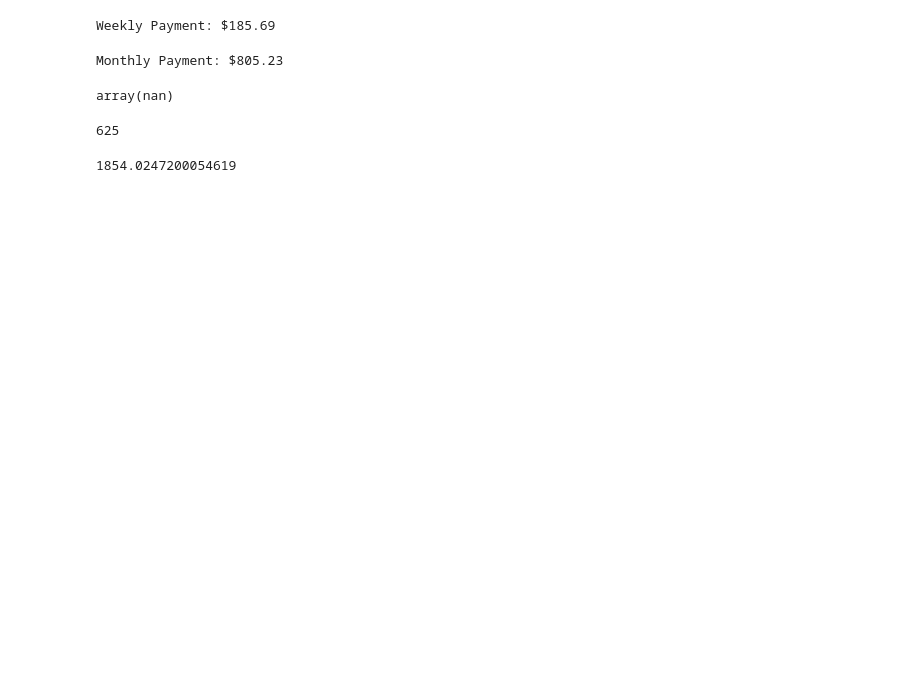
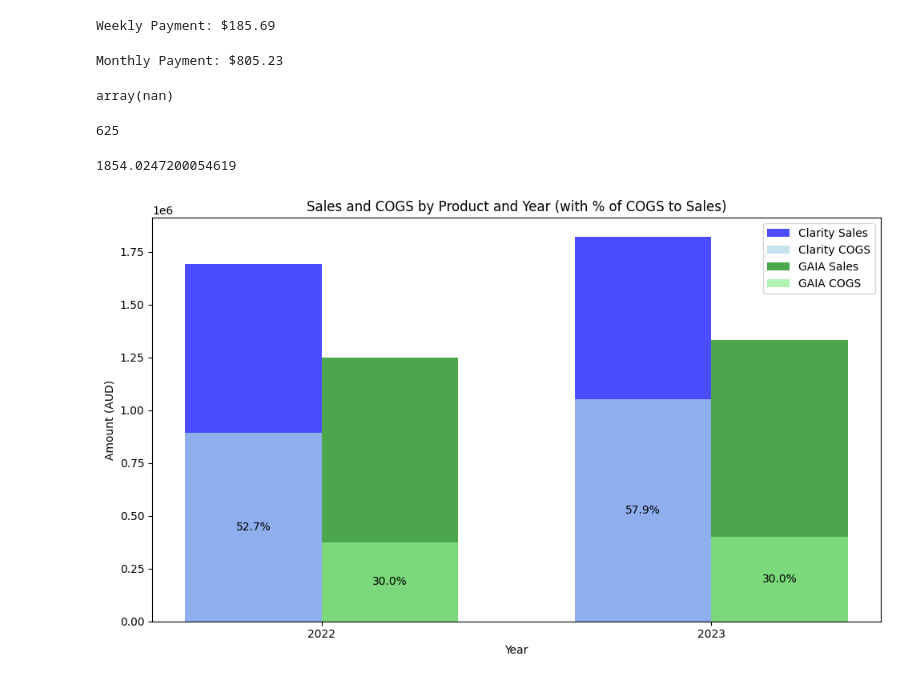
Before and after one commit to Gaia-Dental-Studio/loan-calculator, a Jupyter notebook: playground.ipynb, the cells around one changed output. Saved outputs shown, nothing was run; the diff lists cells and outputs as text; code cells hidden in the pictures; blank space fills up the shorter version.

```diff
--- a/playground.ipynb
+++ b/playground.ipynb
@@ -94,3 +94,48 @@ calculate_nper(0.05, 150000, 'monthly')
 npf.pmt(0.075/12, 12*15, -200000)
 # %% [output]
 1854.0247200054619
+# %%
+import pandas as pd
+import numpy as np
+import matplotlib.pyplot as plt
+import seaborn as sns
+
+
+clarity_sales = {'2022': 1691822, '2023': 1818971}
+GAIA_sales = {'2022': 1246742, '2023': 1332220}
+
+clarity_COGS = {'2022': 892007, '2023': 1053087}
+GAIA_COGS = {'2022': 374029, '2023': 399666}
+# %%
+# Calculate percentages
+clarity_percentages = [(cogs / sales) * 100 for cogs, sales in zip(clarity_COGS, clarity_sales)]
+GAIA_percentages = [(cogs / sales) * 100 for cogs, sales in zip(GAIA_COGS, GAIA_sales)]
+
+# Plotting with percentage annotations
+fig, ax = plt.subplots(figsize=(10, 6))
+
+# Clarity bars
+ax.bar(x - bar_width / 2, clarity_sales, bar_width, label='Clarity Sales', color='blue', alpha=0.7)
+ax.bar(x - bar_width / 2, clarity_COGS, bar_width, label='Clarity COGS', color='lightblue', alpha=0.7)
+for i, (sales, cogs, perc) in enumerate(zip(clarity_sales, clarity_COGS, clarity_percentages)):
+    ax.text(x[i] - bar_width / 2, cogs / 2, f"{perc:.1f}%", ha='center', va='center', fontsize=10, color='black')
+
+# GAIA bars
+ax.bar(x + bar_width / 2, GAIA_sales, bar_width, label='GAIA Sales', color='green', alpha=0.7)
+ax.bar(x + bar_width / 2, GAIA_COGS, bar_width, label='GAIA COGS', color='lightgreen', alpha=0.7)
+for i, (sales, cogs, perc) in enumerate(zip(GAIA_sales, GAIA_COGS, GAIA_percentages)):
+    ax.text(x[i] + bar_width / 2, cogs / 2, f"{perc:.1f}%", ha='center', va='center', fontsize=10, color='black')
+
+# Formatting the plot
+ax.set_xlabel('Year')
+ax.set_ylabel('Amount (AUD)')
+ax.set_title('Sales and COGS by Product and Year (with % of COGS to Sales)')
+ax.set_xticks(x)
+ax.set_xticklabels(years)
+ax.legend()
+
+# Display the plot
+plt.tight_layout()
+plt.show()
+# %% [output]
+[figure, added]
```
Also changed, not shown: parts of 1 cell of this notebook, 1 other file.
